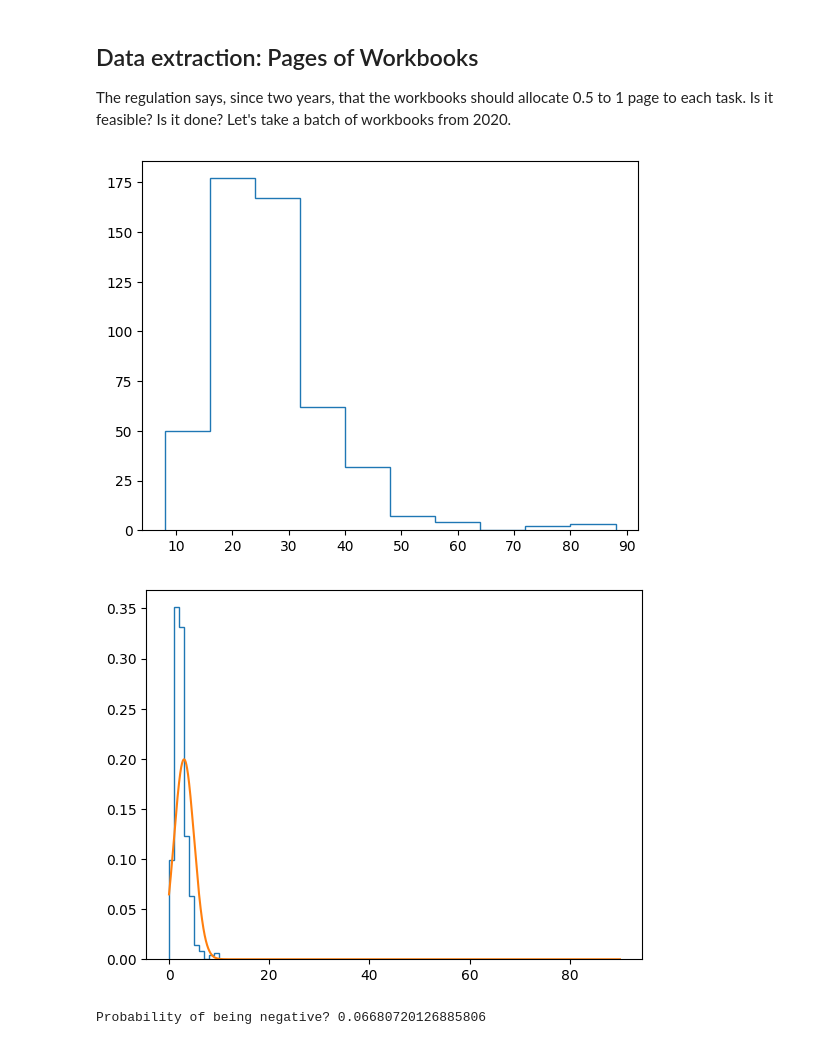
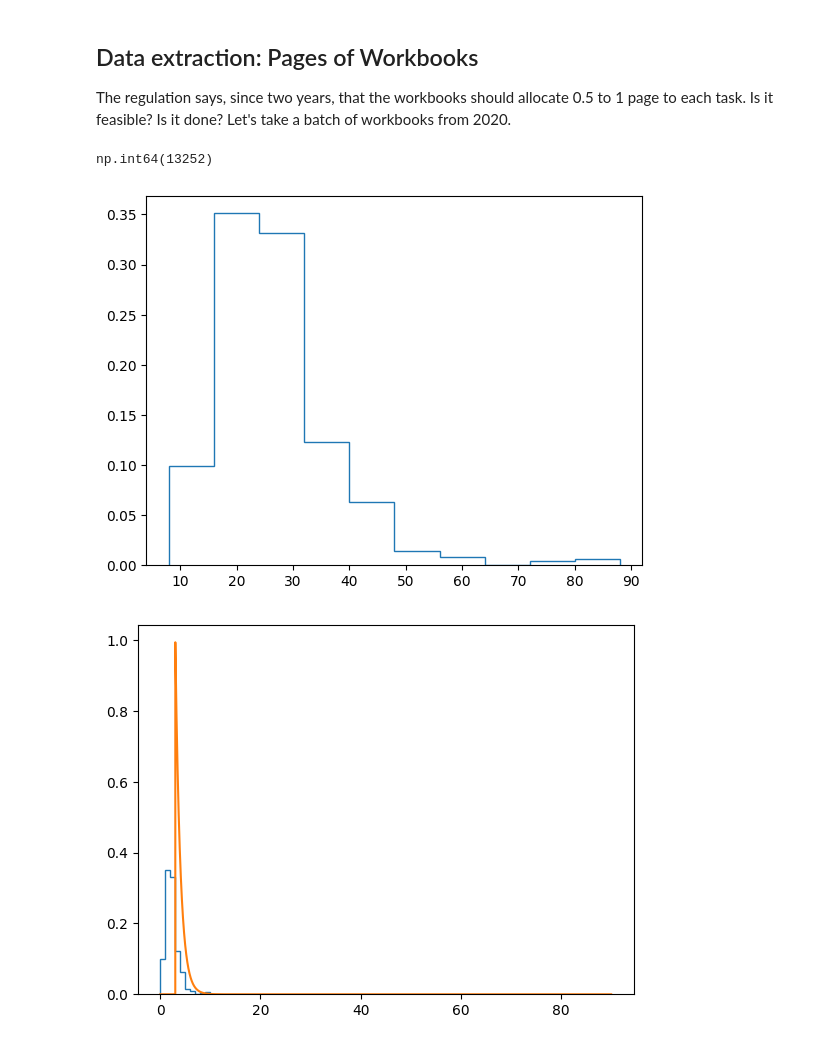
Before and after one commit to iubh/DLMDSAS01, a Jupyter notebook: Tutorials/Parameter-estimates.ipynb, the cells around one changed output. Cells and saved outputs as stored; diff of their text form; code cells hidden in the pictures.

```diff
--- a/Tutorials/Parameter-estimates.ipynb
+++ b/Tutorials/Parameter-estimates.ipynb
@@ -13,18 +13,21 @@ data = [29, 31, 33, 26, 16, 29, 22, 19, 26, 29, 24, 31, 20, 29, 23, 30, 53, 29,
+np.sum(data)
+# %% [output]
+np.int64(13252)
 # %%
 # Exploration: plot a histogram of the frequency of each 10-pages' segment
 counts, bins = np.histogram(data)
+counts = counts/504
 plt.stairs(counts, bins); plt.title = 'Histogram of the counts of the number of pages'
 # %% [output]
-[figure, old version]
+[figure, new version]
 # %%
 ## Maybe a normal distribution?
 
 linspace = np.linspace(0,90, 10000)
 plt.stairs(np.histogram(data)[0]/len(data))
-plt.plot(linspace, list(map(lambda x: scipy.stats.norm(3, 2).pdf(x), linspace)), label='density function')
+plt.plot(linspace, list(map(lambda x: scipy.stats.expon(3).pdf(x), linspace)), label='density function')
 # plt.xlabel('X'); plt.ylabel('Y'); plt.title('Pages of workbooks as normal?')
 plt.show()
-print("Probability of being negative? " + str(scipy.stats.norm(3,2).cdf(0)))
+# print("Probability of being negative? " + str(scipy.stats.norm(3,1).cdf(0)))
 # %% [output]
-[figure, old version]
+[figure, new version]
-Probability of being negative? 0.06680720126885806
```
Also changed, not shown: parts of 7 cells of this notebook, 1 other file.
